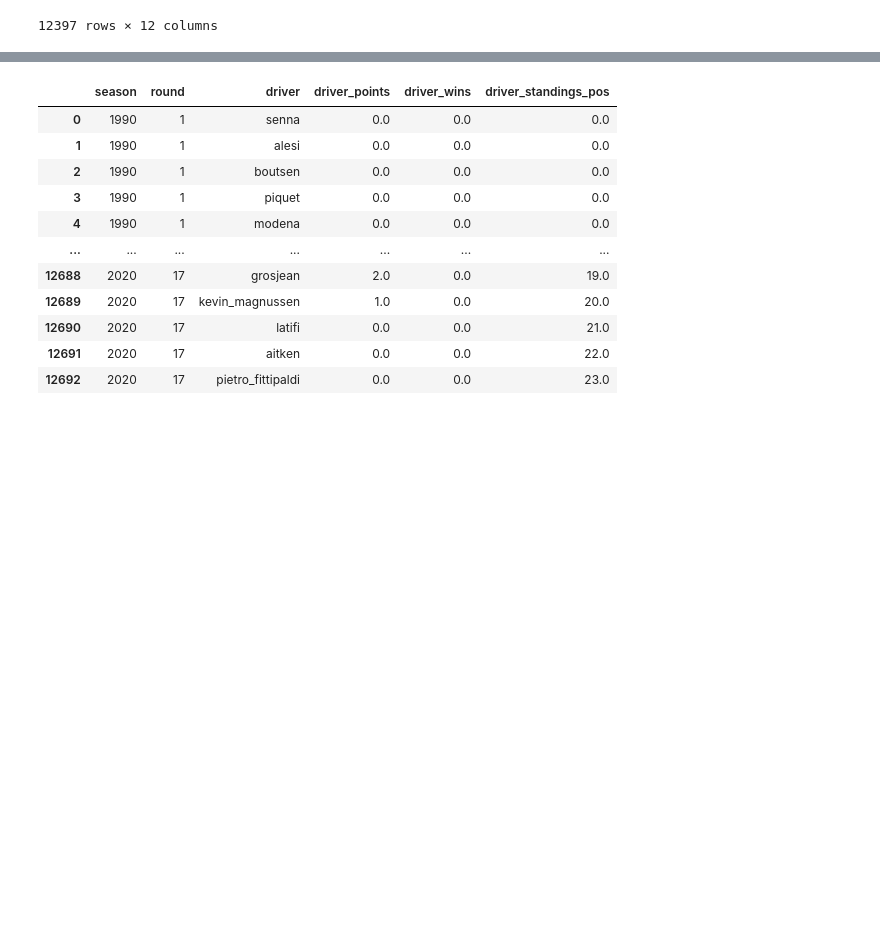
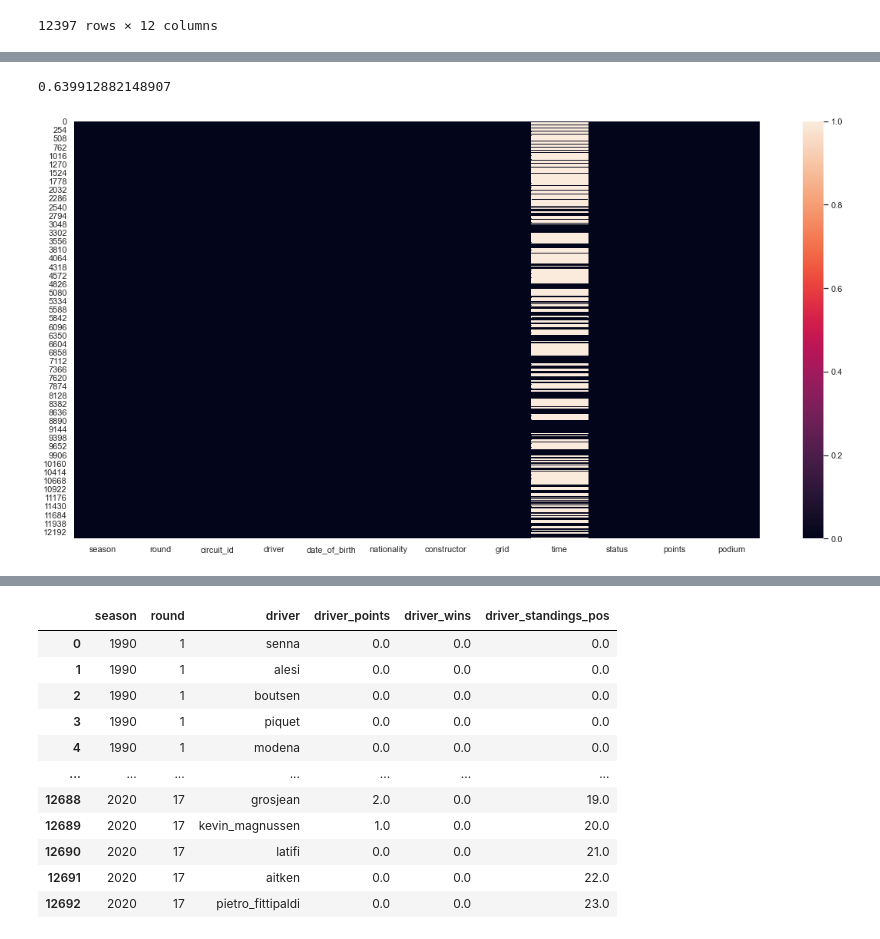
Before and after one commit to IdrissKad/formula1, a Jupyter notebook: Import data.ipynb, the cells around one changed output, grey strips where cells are left out. Drawn from its saved outputs; the diff is of its cells as text; code cells hidden in the pictures; blank space fills up the shorter version.

Commit message:
Analyse du dataframe "results"

```diff
--- a/Import data.ipynb
+++ b/Import data.ipynb
@@ -35,6 +37,12 @@ Note: you may need to restart the kernel to use updated packages.
 # %%
 import lxml
 import selenium
+import pandas as pd
+import matplotlib.pyplot as plt
+import seaborn as sns
+import numpy as np
+sns.set(rc={'figure.figsize':(20,10)})
+sns.set_theme()
 # %%
 import pandas as pd
 import numpy as np
@@ -244,0 +277,7 @@ results
+# %%
+results_na=results.copy()
+sns.heatmap(results_na.isna()) # On visualise l'emplacements des valeurs manquantes On a bcp de valeurs manquantes et un peu partout
+results_na.isna()['time'].mean() # 64% de valeurs manquantes on ne va donc pas utiliser cette metrics autant la supprimer
+# %% [output]
+0.639912882148907
+[figure, added]
```
Also changed, not shown: parts of 13 cells of this notebook.
